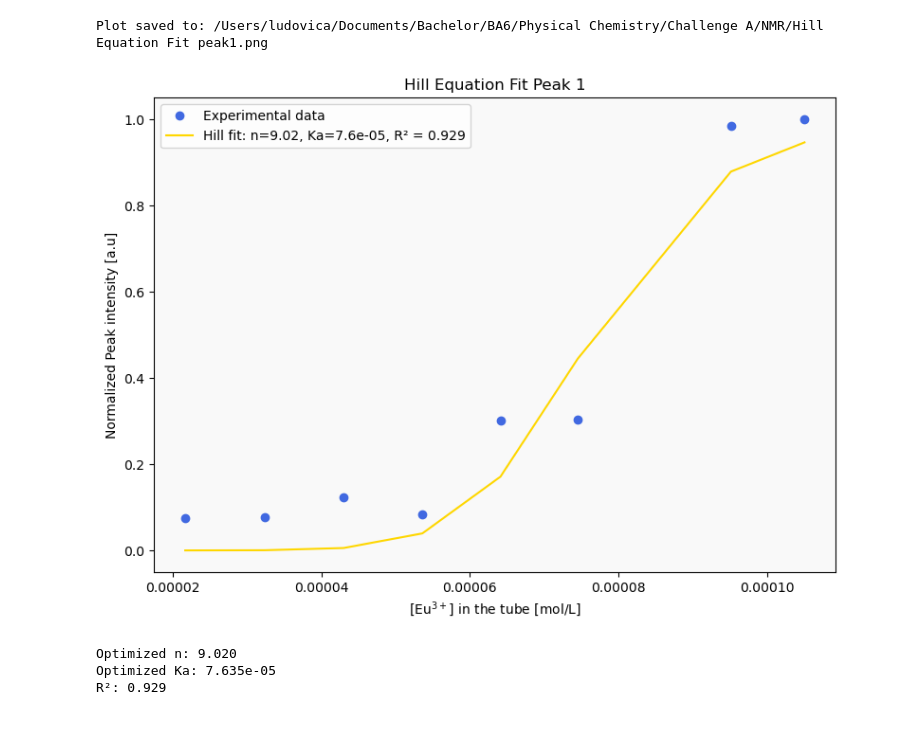
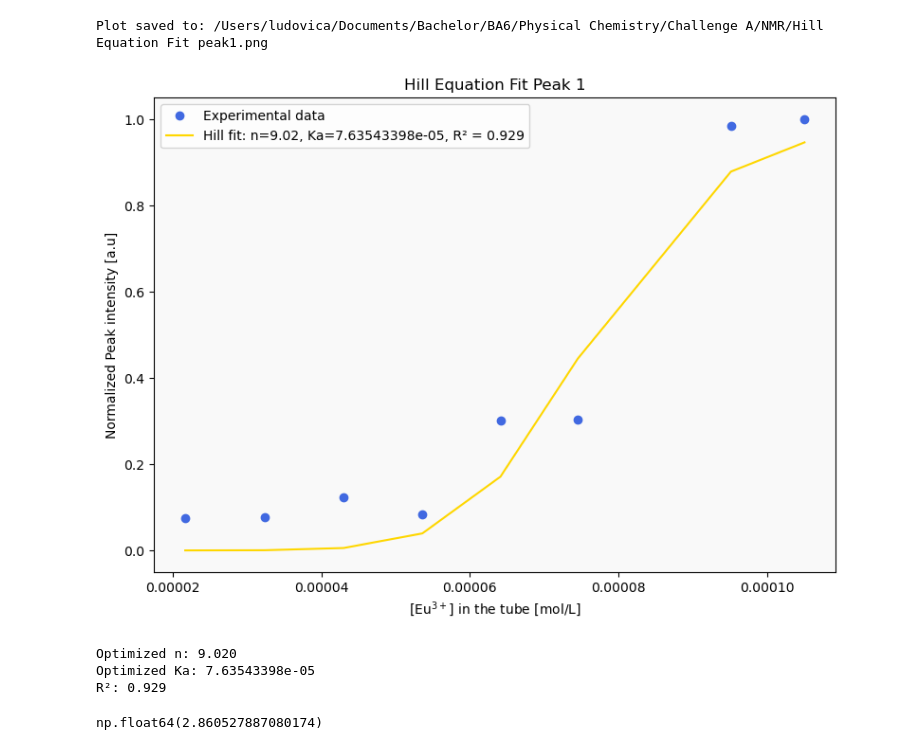
Before and after one commit to fracaludo/physicalchem, a Jupyter notebook: A/NMR/Kd.ipynb, the cells around one changed output. Drawn from its saved outputs; the diff is of its cells as text; code cells hidden in the pictures.

```diff
--- a/A/NMR/Kd.ipynb
+++ b/A/NMR/Kd.ipynb
@@ -43,39 +43,42 @@ y_fit = hill_eq(xd, *popt)
 r2 = r2_score(ycbien, y_fit)
 
 # Plotting the original data and fitted curve
 plt.figure(figsize=(8, 6))
 
 # Plot: Standard Plot
 plt.plot(xd, ycbien, 'bo', color="royalblue", label='Experimental data')
-plt.plot(xd, y_fit, 'r-', color="gold", label=f'Hill fit: n={n_opt:.2f}, Ka={Ka_opt:.1e}, R² = {r2:.3f}')
+plt.plot(xd, y_fit, 'r-', color="gold", label=f'Hill fit: n={n_opt:.2f}, Ka={Ka_opt:.8e}, R² = {r2:.3f}')
 plt.xlabel('[Eu$^{3+}$] in the tube [mol/L]')
 plt.ylabel('Normalized Peak intensity [a.u]')
 plt.legend()
 plt.title('Hill Equation Fit Peak 1')
 plt.tight_layout()
 plt.gca().set_facecolor('#f9f9f9')
 
 #function to save the plot
 def save_plot(directory, filename="Hill Equation Fit peak1.png", format="png"):
     if not os.path.exists(directory):
         os.makedirs(directory)  # Create directory if it doesn't exist
     filepath = os.path.join(directory, filename)
     plt.savefig(filepath, format=format, dpi=600, bbox_inches="tight")
     print(f"Plot saved to: {filepath}")
 save_plot("/Users/ludovica/Documents/Bachelor/BA6/Physical Chemistry/Challenge A/NMR")
 
 plt.show()
 
 # Print optimized parameters and R²
 print(f'Optimized n: {n_opt:.3f}')
-print(f'Optimized Ka: {Ka_opt:.3e}')
+print(f'Optimized Ka: {Ka_opt:.8e}')
 print(f'R²: {r2:.3f}')
+Kb =1/(Ka_opt)**(1/n_opt)
+Kb
 # %% [output]
 Plot saved to: /Users/ludovica/Documents/Bachelor/BA6/Physical Chemistry/Challenge A/NMR/Hill Equation Fit peak1.png
-[figure, old version]
+[figure, new version]
 Optimized n: 9.020
-Optimized Ka: 7.635e-05
+Optimized Ka: 7.63543398e-05
 R²: 0.929
+np.float64(2.860527887080174)
 # %%
 import numpy as np
 import matplotlib.pyplot as plt
```
Also changed, not shown: parts of 5 cells of this notebook, 4 other files.
